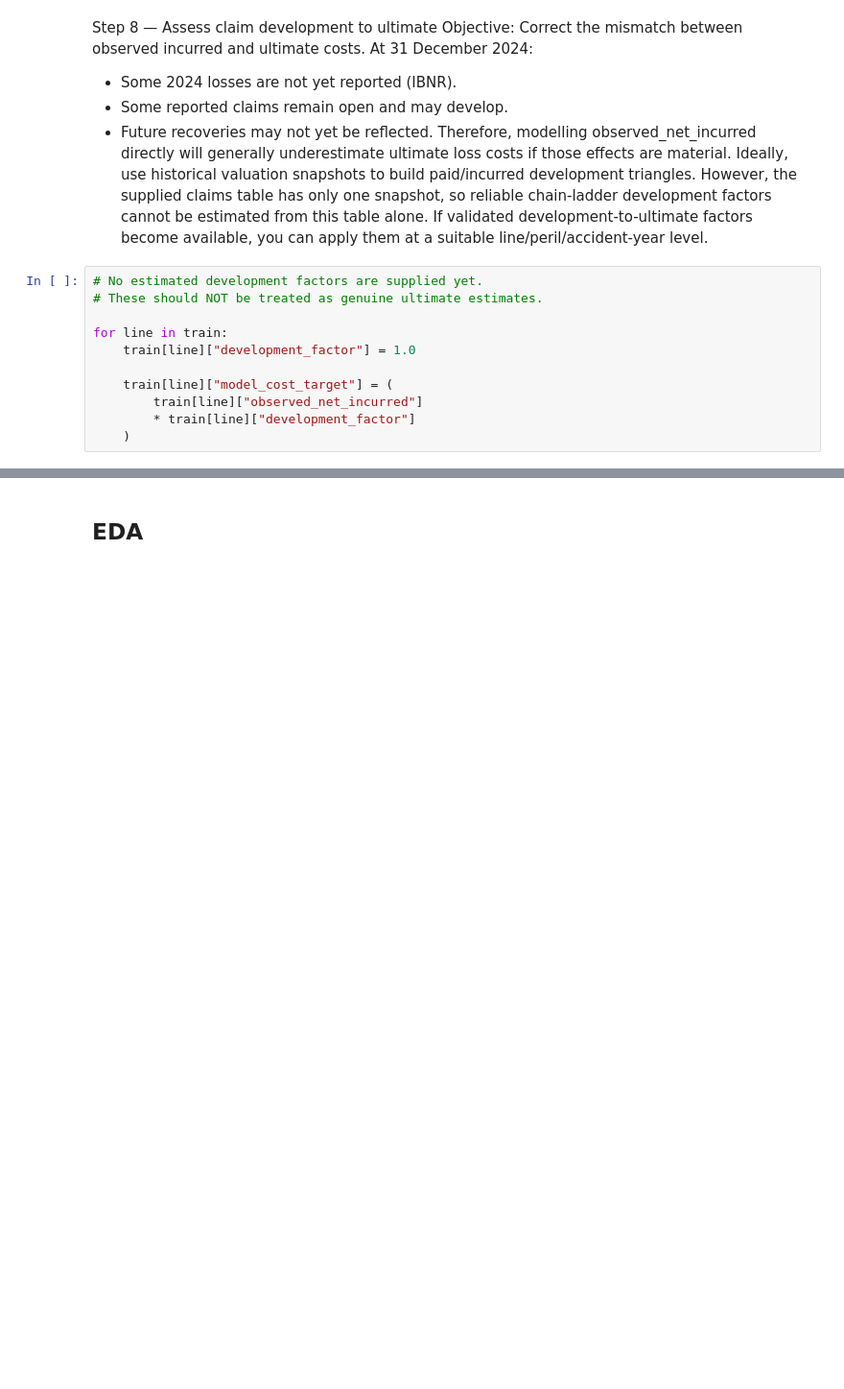
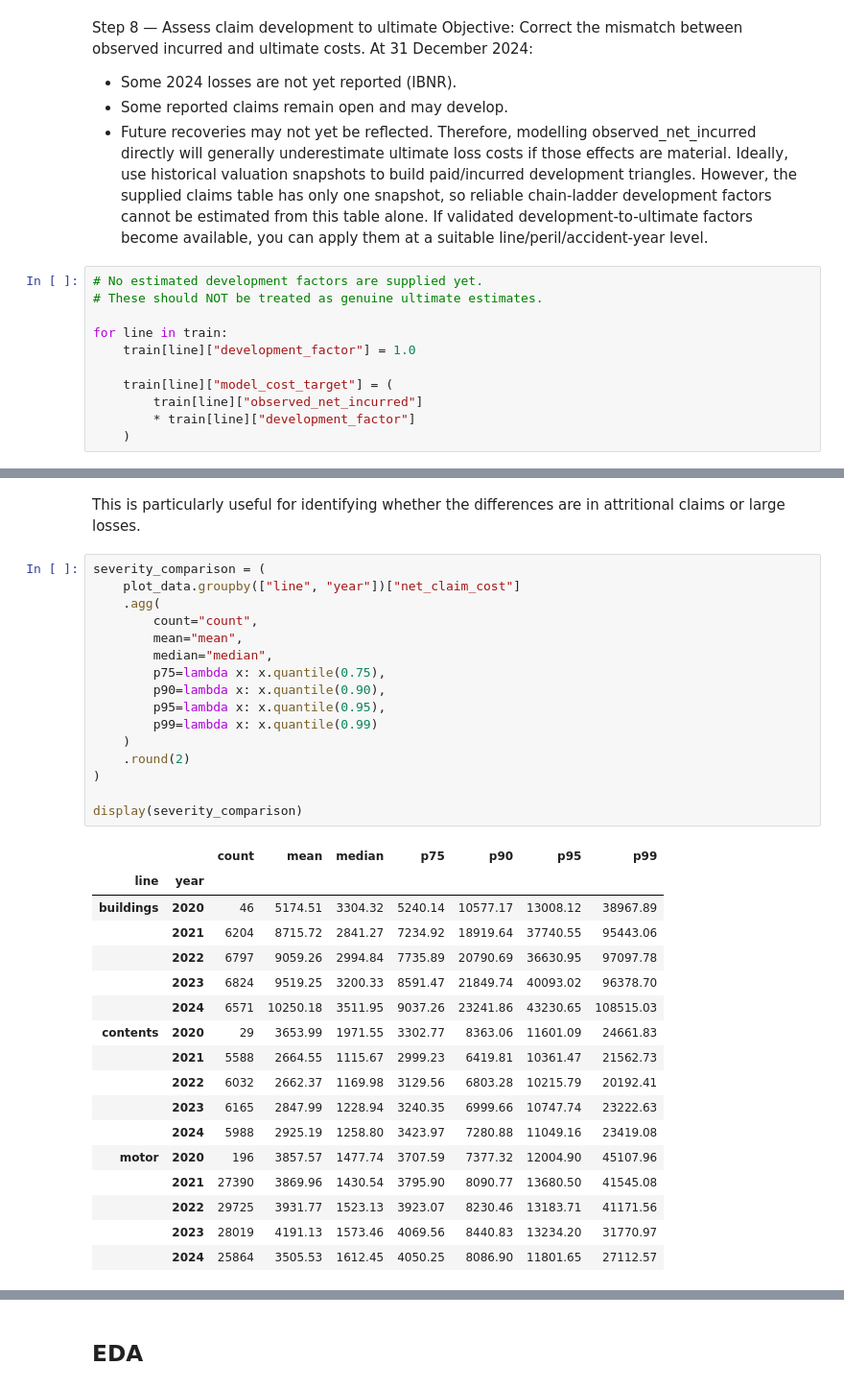
Before and after one commit to sarah-gui/Hackathon2026, a Jupyter notebook: analysis.ipynb, the cells around one changed output, grey strips where cells are left out. Shown at 96% size. Drawn from its saved outputs; the diff is of its cells as text; blank space fills up the shorter version.

```diff
--- a/analysis.ipynb
+++ b/analysis.ipynb
@@ -455,0 +673,36 @@ for line in train:
+# %% [markdown]
+This is particularly useful for identifying whether the differences are in attritional claims or large losses.
+# %%
+severity_comparison = (
+    plot_data.groupby(["line", "year"])["net_claim_cost"]
+    .agg(
+        count="count",
+        mean="mean",
+        median="median",
+        p75=lambda x: x.quantile(0.75),
+        p90=lambda x: x.quantile(0.90),
+        p95=lambda x: x.quantile(0.95),
+        p99=lambda x: x.quantile(0.99)
+    )
+    .round(2)
+)
+
+display(severity_comparison)
+# %% [output]
+|  |  | count | mean | median | p75 | p90 | p95 | p99 |
+| line | year |  |  |  |  |  |  |  |
+| buildings | 2020 | 46 | 5174.51 | 3304.32 | 5240.14 | 10577.17 | 13008.12 | 38967.89 |
+|  | 2021 | 6204 | 8715.72 | 2841.27 | 7234.92 | 18919.64 | 37740.55 | 95443.06 |
+|  | 2022 | 6797 | 9059.26 | 2994.84 | 7735.89 | 20790.69 | 36630.95 | 97097.78 |
+|  | 2023 | 6824 | 9519.25 | 3200.33 | 8591.47 | 21849.74 | 40093.02 | 96378.70 |
+|  | 2024 | 6571 | 10250.18 | 3511.95 | 9037.26 | 23241.86 | 43230.65 | 108515.03 |
+| contents | 2020 | 29 | 3653.99 | 1971.55 | 3302.77 | 8363.06 | 11601.09 | 24661.83 |
+|  | 2021 | 5588 | 2664.55 | 1115.67 | 2999.23 | 6419.81 | 10361.47 | 21562.73 |
+|  | 2022 | 6032 | 2662.37 | 1169.98 | 3129.56 | 6803.28 | 10215.79 | 20192.41 |
+|  | 2023 | 6165 | 2847.99 | 1228.94 | 3240.35 | 6999.66 | 10747.74 | 23222.63 |
+|  | 2024 | 5988 | 2925.19 | 1258.80 | 3423.97 | 7280.88 | 11049.16 | 23419.08 |
+| motor | 2020 | 196 | 3857.57 | 1477.74 | 3707.59 | 7377.32 | 12004.90 | 45107.96 |
+|  | 2021 | 27390 | 3869.96 | 1430.54 | 3795.90 | 8090.77 | 13680.50 | 41545.08 |
+|  | 2022 | 29725 | 3931.77 | 1523.13 | 3923.07 | 8230.46 | 13183.71 | 41171.56 |
+|  | 2023 | 28019 | 4191.13 | 1573.46 | 4069.56 | 8440.83 | 13234.20 | 31770.97 |
+|  | 2024 | 25864 | 3505.53 | 1612.45 | 4050.25 | 8086.90 | 11801.65 | 27112.57 |
```
Also changed, not shown: parts of 16 cells of this notebook.
